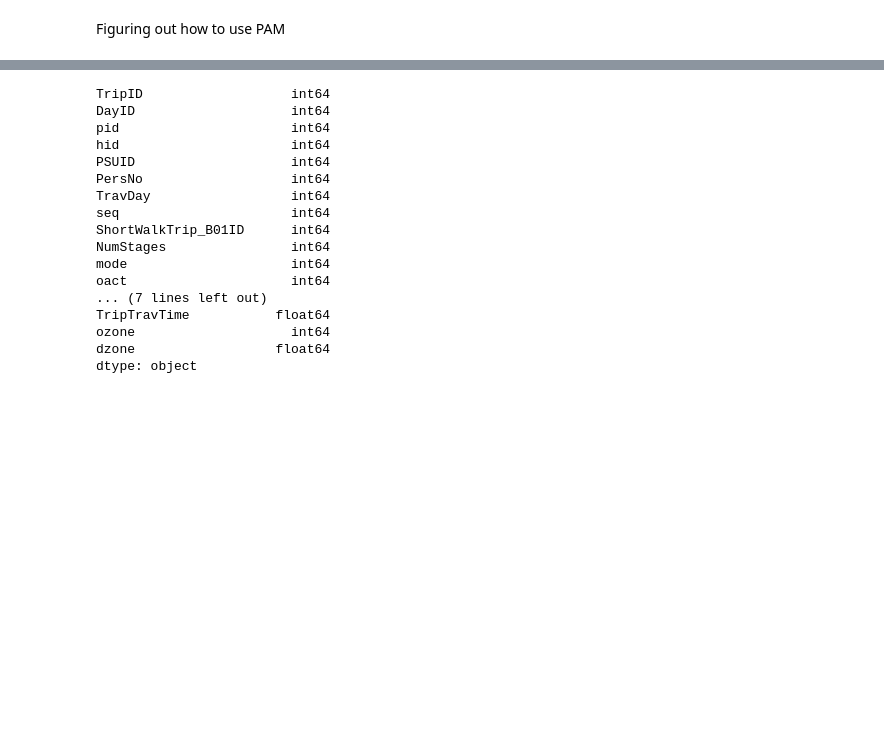
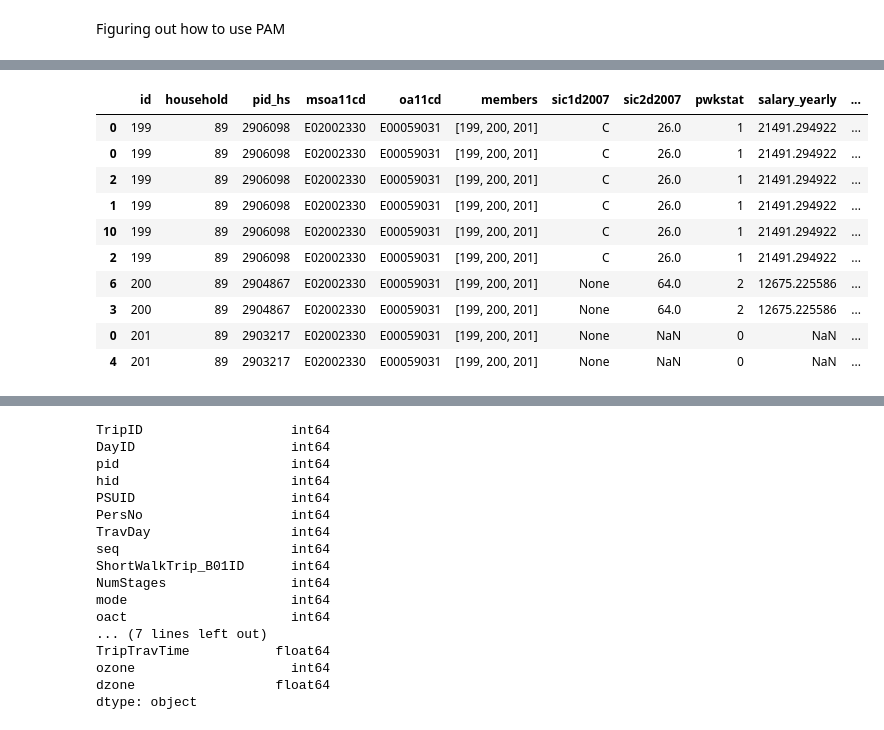
Before and after one commit to Urban-Analytics-Technology-Platform/acbm, a Jupyter notebook: notebooks/sandbox_exploring_pam.ipynb, the cells around one changed output, grey strips where cells are left out. Saved outputs shown, nothing was run; the diff lists cells and outputs as text; code cells hidden in the pictures; blank space fills up the shorter version.

```diff
--- a/notebooks/sandbox_exploring_pam.ipynb
+++ b/notebooks/sandbox_exploring_pam.ipynb
@@ -15,0 +274,39 @@ from acbm.preprocessing import nts_filter_by_year
+# %%
+# Step 1: Create dictionaries to map each id to their activity_geom and activity_id for each activity type
+activity_types = ["home", "education", "work"]
+activity_geom_dict = {}
+activity_id_dict = {}
+
+for activity in activity_types:
+    filtered_df = activity_chains_all[
+        (activity_chains_all["dact"] == activity) & (activity_chains_all["activity_geom"].notnull())
+    ]
+    activity_geom_dict[activity] = filtered_df.set_index("id")["activity_geom"].to_dict()
+    activity_id_dict[activity] = filtered_df.set_index("id")["activity_id"].to_dict()
+
+# Step 2: Populate the origin_geom and origin_id columns based on the oact value
+def get_origin_geom(row):
+    if row["oact"] in activity_geom_dict and row["id"] in activity_geom_dict[row["oact"]]:
+        return activity_geom_dict[row["oact"]][row["id"]]
+    return None
+
+def get_origin_id(row):
+    if row["oact"] in activity_id_dict and row["id"] in activity_id_dict[row["oact"]]:
+        return activity_id_dict[row["oact"]][row["id"]]
+    return None
+
+activity_chains_all = activity_chains_all.copy()
+activity_chains_all["origin_geom"] = activity_chains_all.apply(get_origin_geom, axis=1)
+activity_chains_all["origin_id"] = activity_chains_all.apply(get_origin_id, axis=1)
+# %% [output]
+|  | id | household | pid_hs | msoa11cd | oa11cd | members | sic1d2007 | sic2d2007 | pwkstat | salary_yearly | ... |
+| 0 | 199 | 89 | 2906098 | E02002330 | E00059031 | [199, 200, 201] | C | 26.0 | 1 | 21491.294922 | ... |
+| 0 | 199 | 89 | 2906098 | E02002330 | E00059031 | [199, 200, 201] | C | 26.0 | 1 | 21491.294922 | ... |
+| 2 | 199 | 89 | 2906098 | E02002330 | E00059031 | [199, 200, 201] | C | 26.0 | 1 | 21491.294922 | ... |
+| 1 | 199 | 89 | 2906098 | E02002330 | E00059031 | [199, 200, 201] | C | 26.0 | 1 | 21491.294922 | ... |
+| 10 | 199 | 89 | 2906098 | E02002330 | E00059031 | [199, 200, 201] | C | 26.0 | 1 | 21491.294922 | ... |
+| 2 | 199 | 89 | 2906098 | E02002330 | E00059031 | [199, 200, 201] | C | 26.0 | 1 | 21491.294922 | ... |
+| 6 | 200 | 89 | 2904867 | E02002330 | E00059031 | [199, 200, 201] | None | 64.0 | 2 | 12675.225586 | ... |
+| 3 | 200 | 89 | 2904867 | E02002330 | E00059031 | [199, 200, 201] | None | 64.0 | 2 | 12675.225586 | ... |
+| 0 | 201 | 89 | 2903217 | E02002330 | E00059031 | [199, 200, 201] | None | NaN | 0 | NaN | ... |
+| 4 | 201 | 89 | 2903217 | E02002330 | E00059031 | [199, 200, 201] | None | NaN | 0 | NaN | ... |
```
Also changed, not shown: parts of 36 cells of this notebook, 2 other files.
